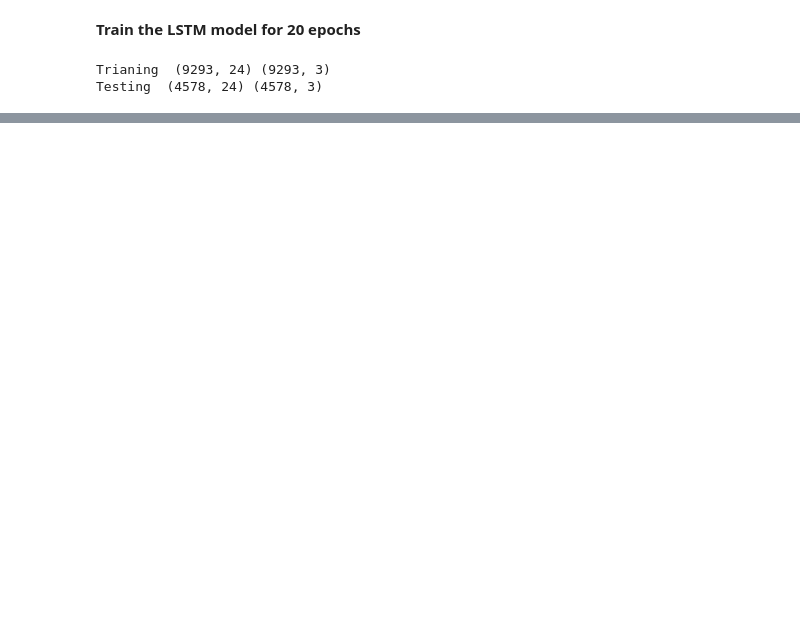
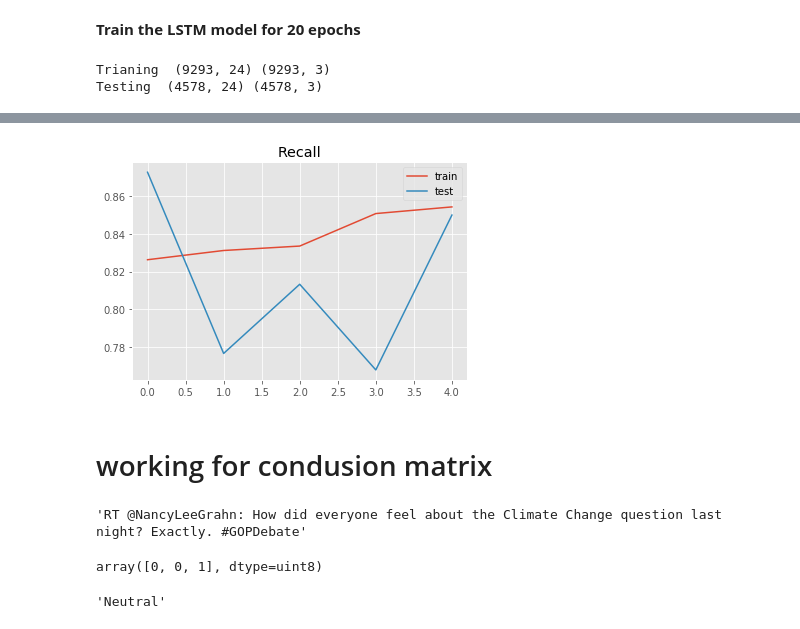
Before and after one commit to HassanSherwani/NLP-Natural-Language-Processing-, a Jupyter notebook: Sentiment_Analysis/Sentiment_classifier.ipynb, the cells around one changed output, grey strips where cells are left out. Cells and saved outputs as stored; diff of their text form; code cells hidden in the pictures; blank space fills up the shorter version.

```diff
--- a/Sentiment_Analysis/Sentiment_classifier.ipynb
+++ b/Sentiment_Analysis/Sentiment_classifier.ipynb
@@ -463,0 +795,10 @@ def plot_history(history):
+# %%
+plt.title('Recall')
+plt.plot(history.history['recall'], label='train')
+plt.plot(history.history['val_recall'], label='test')
+plt.legend()
+plt.show();
+# %% [output]
+[figure, added]
+# %% [markdown]
+# working for condusion matrix
@@ -463,0 +807,12 @@ def plot_history(history):
+# %%
+df['text'][0]
+# %% [output]
+'RT @NancyLeeGrahn: How did everyone feel about the Climate Change question last night? Exactly. #GOPDebate'
+# %%
+Y_test[0]
+# %% [output]
+array([0, 0, 1], dtype=uint8)
+# %%
+y_test[0]
+# %% [output]
+'Neutral'
```
Also changed, not shown: parts of 76 cells of this notebook.
